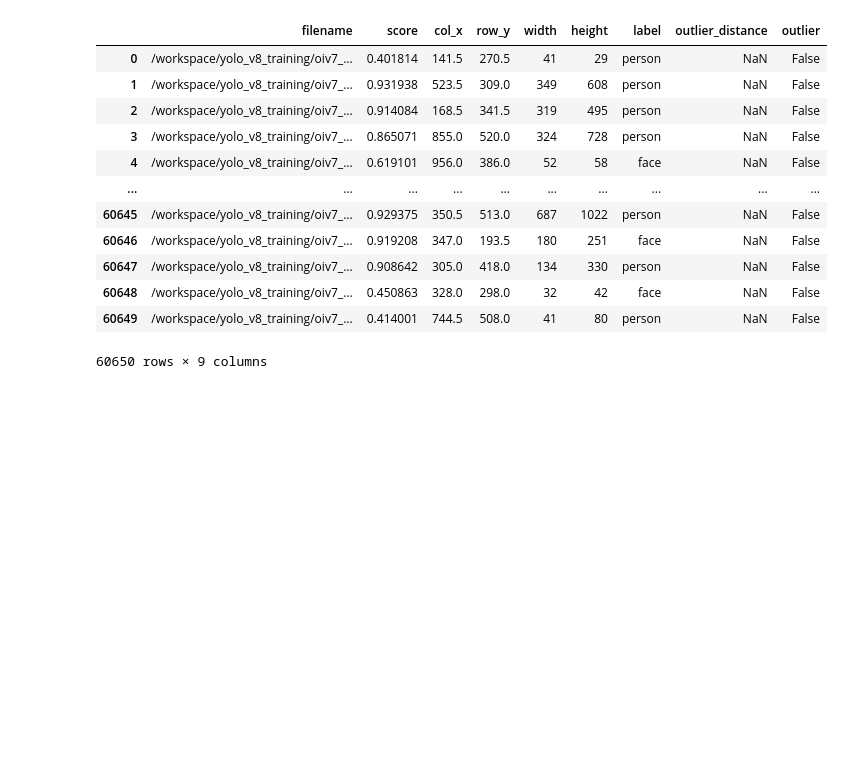
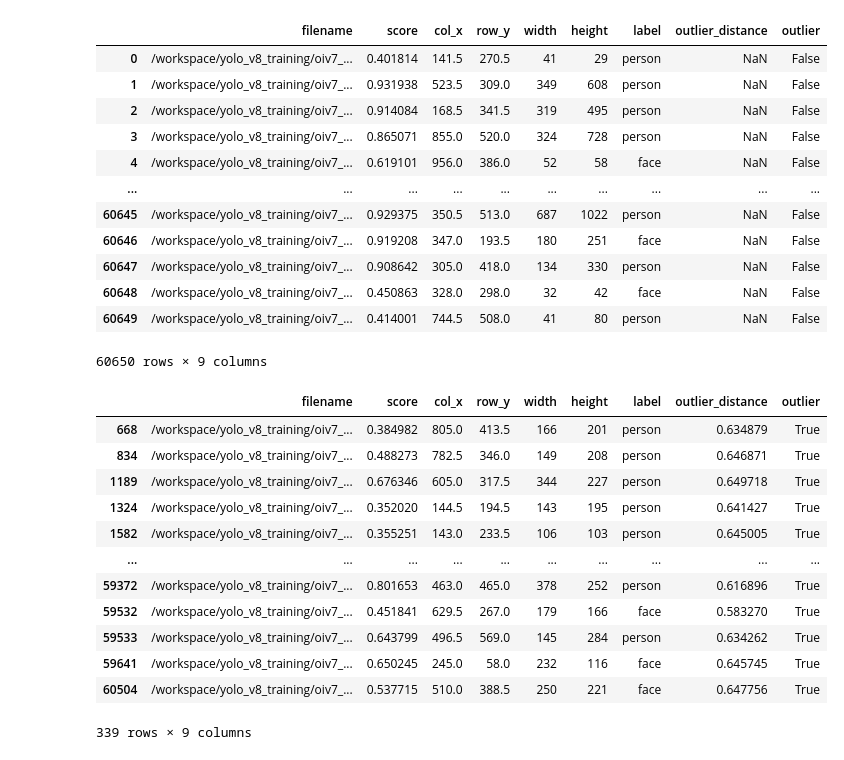
Before and after one commit to dnth/yolox-body-head-hand-face, a Jupyter notebook: notebooks/01_plot_results_clean.ipynb, the cells around one changed output. Saved outputs shown, nothing was run; the diff lists cells and outputs as text; code cells hidden in the pictures; blank space fills up the shorter version.

```diff
--- a/notebooks/01_plot_results_clean.ipynb
+++ b/notebooks/01_plot_results_clean.ipynb
@@ -18,7 +18,22 @@ df
 | 60649 | /workspace/yolo_v8_training/oiv7_... | 0.414001 | 744.5 | 508.0 | 41 | 80 | person | NaN | False |
 60650 rows × 9 columns
 # %%
-df.dropna(inplace=True) # Visualize outliers
+df.dropna(inplace=True) # Visualize outliers. Outliers row has a outliers_distance score. The rest are NaN.
+df
+# %% [output]
+|  | filename | score | col_x | row_y | width | height | label | outlier_distance | outlier |
+| 668 | /workspace/yolo_v8_training/oiv7_... | 0.384982 | 805.0 | 413.5 | 166 | 201 | person | 0.634879 | True |
+| 834 | /workspace/yolo_v8_training/oiv7_... | 0.488273 | 782.5 | 346.0 | 149 | 208 | person | 0.646871 | True |
+| 1189 | /workspace/yolo_v8_training/oiv7_... | 0.676346 | 605.0 | 317.5 | 344 | 227 | person | 0.649718 | True |
+| 1324 | /workspace/yolo_v8_training/oiv7_... | 0.352020 | 144.5 | 194.5 | 143 | 195 | person | 0.641427 | True |
+| 1582 | /workspace/yolo_v8_training/oiv7_... | 0.355251 | 143.0 | 233.5 | 106 | 103 | person | 0.645005 | True |
+| ... | ... | ... | ... | ... | ... | ... | ... | ... | ... |
+| 59372 | /workspace/yolo_v8_training/oiv7_... | 0.801653 | 463.0 | 465.0 | 378 | 252 | person | 0.616896 | True |
+| 59532 | /workspace/yolo_v8_training/oiv7_... | 0.451841 | 629.5 | 267.0 | 179 | 166 | face | 0.583270 | True |
+| 59533 | /workspace/yolo_v8_training/oiv7_... | 0.643799 | 496.5 | 569.0 | 145 | 284 | person | 0.634262 | True |
+| 59641 | /workspace/yolo_v8_training/oiv7_... | 0.650245 | 245.0 | 58.0 | 232 | 116 | face | 0.645745 | True |
+| 60504 | /workspace/yolo_v8_training/oiv7_... | 0.537715 | 510.0 | 388.5 | 250 | 221 | face | 0.647756 | True |
+339 rows × 9 columns
 # %%
 # Convert cxcywh to xyxy
 df['x1'] = df['col_x'] - df['width'] / 2
```
Also changed, not shown: parts of 5 cells of this notebook.
